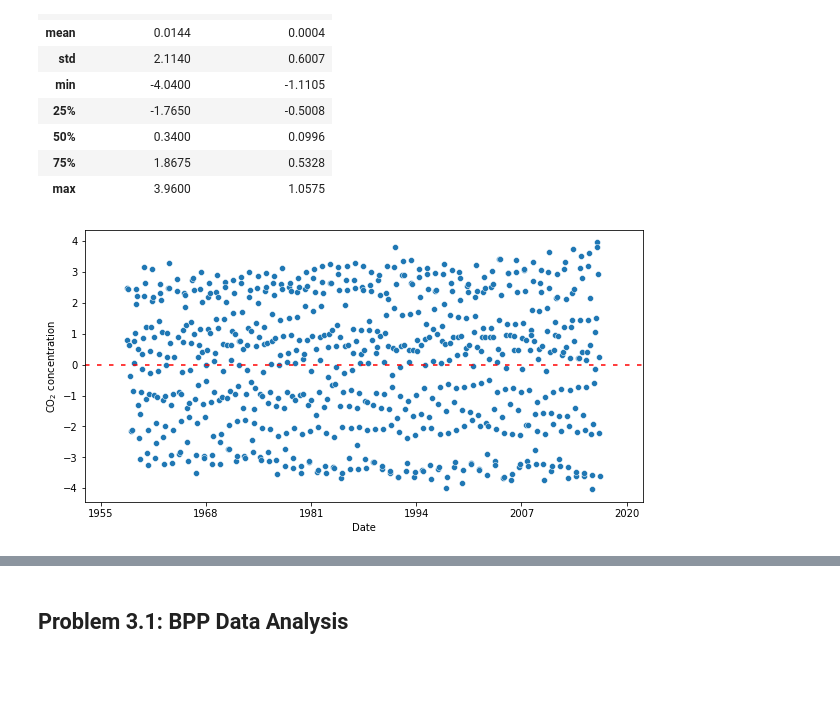
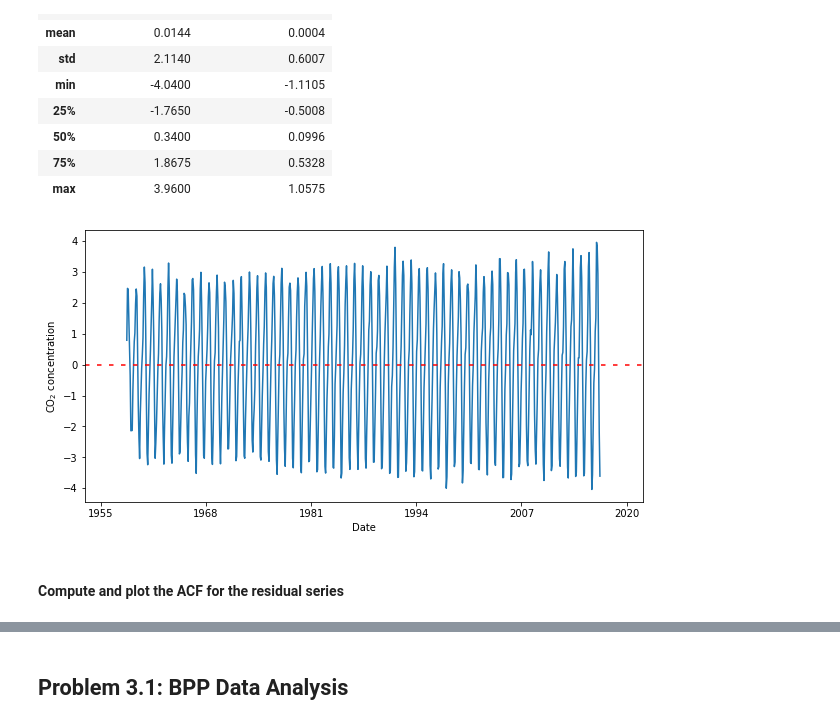
Before and after one commit to pipeton8/6.439-stats-comp-applications, a Jupyter notebook: Assignments/3 - Economics/6.439 - Problem Set 3.ipynb, the cells around one changed output, grey strips where cells are left out. Drawn from its saved outputs; the diff is of its cells as text; code cells hidden in the pictures; blank space fills up the shorter version.

```diff
--- a/Assignments/3 - Economics/6.439 - Problem Set 3.ipynb
+++ b/Assignments/3 - Economics/6.439 - Problem Set 3.ipynb
@@ -726,31 +734,33 @@ co2_data[['diff_season_adj_fit', 'diff_season_adj_fit_rel']].describe()
 # %%
 # Axis offsets
 offset = (2,5)
 
 # Initialize figure
 fig, ax = plt.subplots()
 fig.set_size_inches(10,5)
 
 # Draw scatterplot and horizontal x axis line
-sns.scatterplot(data=co2_data, x='date', y='diff_season_adj_fit', ax=ax)
+sns.lineplot(data=co2_data, x='date', y='diff_season_adj_fit', ax=ax)
 l = plt.axhline(linestyle='--', color = 'red')
 l.set_dashes([3,5])
 
 # Set xticks and yticks
 xticks = [f'{1955+10*k:d}' for k in range(7)]
 plt.xticks(pd.to_datetime(xticks), xticks)
 
 # Set xticks
 xticks = [f'{1955+13*k:d}' for k in range(6)]
 date_ticks, x_lims = obtain_dates_and_lims(xticks, offset[0])
 plt.xticks(pd.to_datetime(xticks), xticks)
 ax.set_xlim(x_lims)
 
 # Set xlabel and ylabel
 plt.xlabel("Date")
 plt.ylabel(r"CO$_2$ concentration")
 
 # Show figure
 fig.show()
 # %% [output]
-[figure, old version]
+[figure, new version]
+# %% [markdown]
+#### Compute and plot the ACF for the residual series
```
Also changed, not shown: parts of 18 cells of this notebook.
